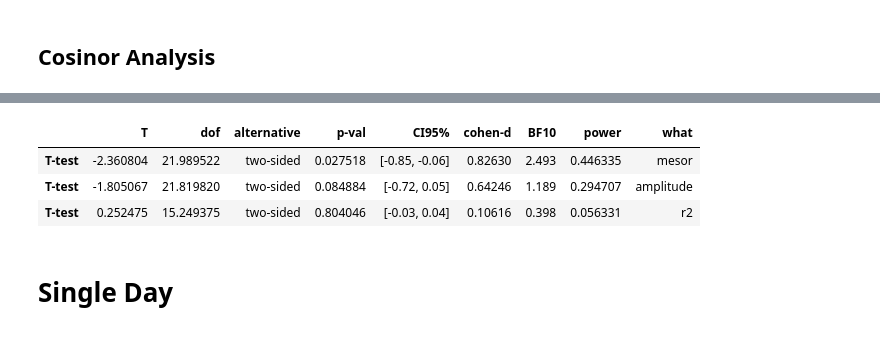
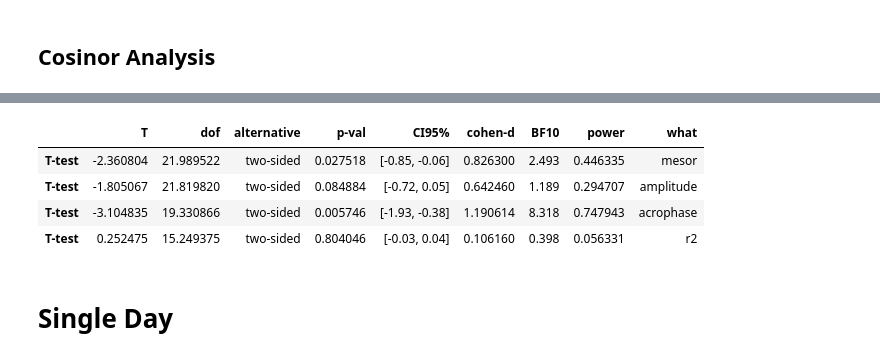
Before and after one commit to raffaelemazziotti/thermal_labeler, a Jupyter notebook: circadian_analysis_pd.ipynb, the cells around one changed output, grey strips where cells are left out. Cells and saved outputs as stored; diff of their text form; code cells hidden in the pictures.

Commit message:
acrophase test

```diff
--- a/circadian_analysis_pd.ipynb
+++ b/circadian_analysis_pd.ipynb
@@ -651,58 +636,70 @@ group_cosinor = pd.concat(group_cosinor)
 # %%
 from scipy.stats import circmean,circstd
-#fig = plt.figure(figsize=(10,3))
-#ax1 = plt.subplot(131)
-#ax2 = plt.subplot(132)
-#ax3 = plt.subplot(133, projection='polar')
-fig,ax = plt.subplots(1,3,width_ratios=[1,1,3],figsize=(7,3))
+
+group_cosinor = list()
+for s,data_min in sub.iter_data():
+    distance = data_min['distance']
+    distance.index = 10+(distance.index/60)
+    cosinor = Cosinor(distance, distance.index, fixed24=True, acroWrap=True)
+    cosinor.components['id']=s['id']
+    cosinor.components['geno']=s['geno']
+    group_cosinor.append( cosinor.components )
+group_cosinor = pd.concat(group_cosinor)
+
+
+fig,ax = plt.subplots(1,2,width_ratios=[1,3],figsize=(6,3))
 
 swarmbox(data=group_cosinor,x='geno',y='mesor',ax=ax[0],palette={'WT':'c','KO':'m'},order=['WT','KO'])
-swarmbox(data=group_cosinor,x='geno',y='amplitude',ax=ax[1],palette={'WT':'c','KO':'m'},order=['WT','KO'])
+#swarmbox(data=group_cosinor,x='geno',y='amplitude',ax=ax[1],palette={'WT':'c','KO':'m'},order=['WT','KO'])
+ax[0].set_ylabel('Mesor [°C]')
 
 def unwrap_hours(hour):
     if hour>12:
         if hour==24:
             return 0
         return hour-24
     else:
         return hour
 
 wt_cosinor = group_cosinor[group_cosinor['geno']=='WT']
 ko_cosinor = group_cosinor[group_cosinor['geno']=='KO']
 
 wt_acrophase = wt_cosinor['acrophase'].apply(unwrap_hours)
 ko_acrophase = ko_cosinor['acrophase'].apply(unwrap_hours)
 wt_amplitude = wt_cosinor['amplitude'].apply(unwrap_hours)
 ko_amplitude = ko_cosinor['amplitude'].apply(unwrap_hours)
 
-ax[2].plot( wt_acrophase, wt_amplitude,'sc',alpha=.2)
-ax[2].plot( wt_acrophase.mean(), wt_amplitude.mean(),'sc')
-ax[2].errorbar(wt_acrophase.mean(), wt_amplitude.mean(),xerr=wt_acrophase.sem(), yerr=wt_amplitude.sem(), fmt ='sc',capsize=3)
-ax[2].plot( ko_acrophase,ko_amplitude,'sm',alpha=.2)
-ax[2].plot(ko_acrophase.mean(), ko_amplitude.mean(),'sm')
-ax[2].errorbar(ko_acrophase.mean(), ko_amplitude.mean(),xerr=ko_acrophase.sem(), yerr=ko_amplitude.sem(), fmt ='sm',capsize=3)
-ax[2].set_xlim(-3,3)
-ax[2].axvline(0,color='k',linestyle='--')
-ax[2].set_ylabel('Amplitude [°C]')
-ax[2].set_xlabel('Acrophase [Hour]')
+ax[1].plot( wt_acrophase, wt_amplitude,'sc',alpha=.2)
+ax[1].plot( wt_acrophase.mean(), wt_amplitude.mean(),'sc')
+ax[1].errorbar(wt_acrophase.mean(), wt_amplitude.mean(),xerr=wt_acrophase.sem(), yerr=wt_amplitude.sem(), fmt ='sc',capsize=3)
+ax[1].plot( ko_acrophase,ko_amplitude,'sm',alpha=.2)
+ax[1].plot(ko_acrophase.mean(), ko_amplitude.mean(),'sm')
+ax[1].errorbar(ko_acrophase.mean(), ko_amplitude.mean(),xerr=ko_acrophase.sem(), yerr=ko_amplitude.sem(), fmt ='sm',capsize=3)
+ax[1].set_xlim(-3,3)
+ax[1].axvline(0,color='k',linestyle='--')
+ax[1].set_ylabel('Amplitude [°C]')
+ax[1].set_xlabel('Acrophase [Hour]')
 
 plt.tight_layout()
 
 cos_stat_mesor = pg.ttest(wt_cosinor['mesor'],ko_cosinor['mesor'])
 cos_stat_mesor['what']  = 'mesor'
 cos_stat_amp = pg.ttest(wt_cosinor['amplitude'],ko_cosinor['amplitude'])
 cos_stat_amp['what']  = 'amplitude'
+cos_stat_acro = pg.ttest(wt_acrophase,ko_acrophase)
+cos_stat_acro['what']  = 'acrophase'
 cos_stat_r2 = pg.ttest(wt_cosinor['r2'],ko_cosinor['r2'])
 cos_stat_r2['what']  = 'r2'
 
-pd.concat([cos_stat_mesor,cos_stat_amp,cos_stat_r2])
+pd.concat([cos_stat_mesor,cos_stat_amp, cos_stat_acro, cos_stat_r2])
 # %% [output]
 [interactive output not drawn]
 [interactive output not drawn]
 |  | T | dof | alternative | p-val | CI95% | cohen-d | BF10 | power | what |
-| T-test | -2.360804 | 21.989522 | two-sided | 0.027518 | [-0.85, -0.06] | 0.82630 | 2.493 | 0.446335 | mesor |
-| T-test | -1.805067 | 21.819820 | two-sided | 0.084884 | [-0.72, 0.05] | 0.64246 | 1.189 | 0.294707 | amplitude |
-| T-test | 0.252475 | 15.249375 | two-sided | 0.804046 | [-0.03, 0.04] | 0.10616 | 0.398 | 0.056331 | r2 |
+| T-test | -2.360804 | 21.989522 | two-sided | 0.027518 | [-0.85, -0.06] | 0.826300 | 2.493 | 0.446335 | mesor |
+| T-test | -1.805067 | 21.819820 | two-sided | 0.084884 | [-0.72, 0.05] | 0.642460 | 1.189 | 0.294707 | amplitude |
+| T-test | -3.104835 | 19.330866 | two-sided | 0.005746 | [-1.93, -0.38] | 1.190614 | 8.318 | 0.747943 | acrophase |
+| T-test | 0.252475 | 15.249375 | two-sided | 0.804046 | [-0.03, 0.04] | 0.106160 | 0.398 | 0.056331 | r2 |
 # %% [markdown]
 # Single Day
 # %% [markdown]
```
Also changed, not shown: parts of 6 cells of this notebook.
